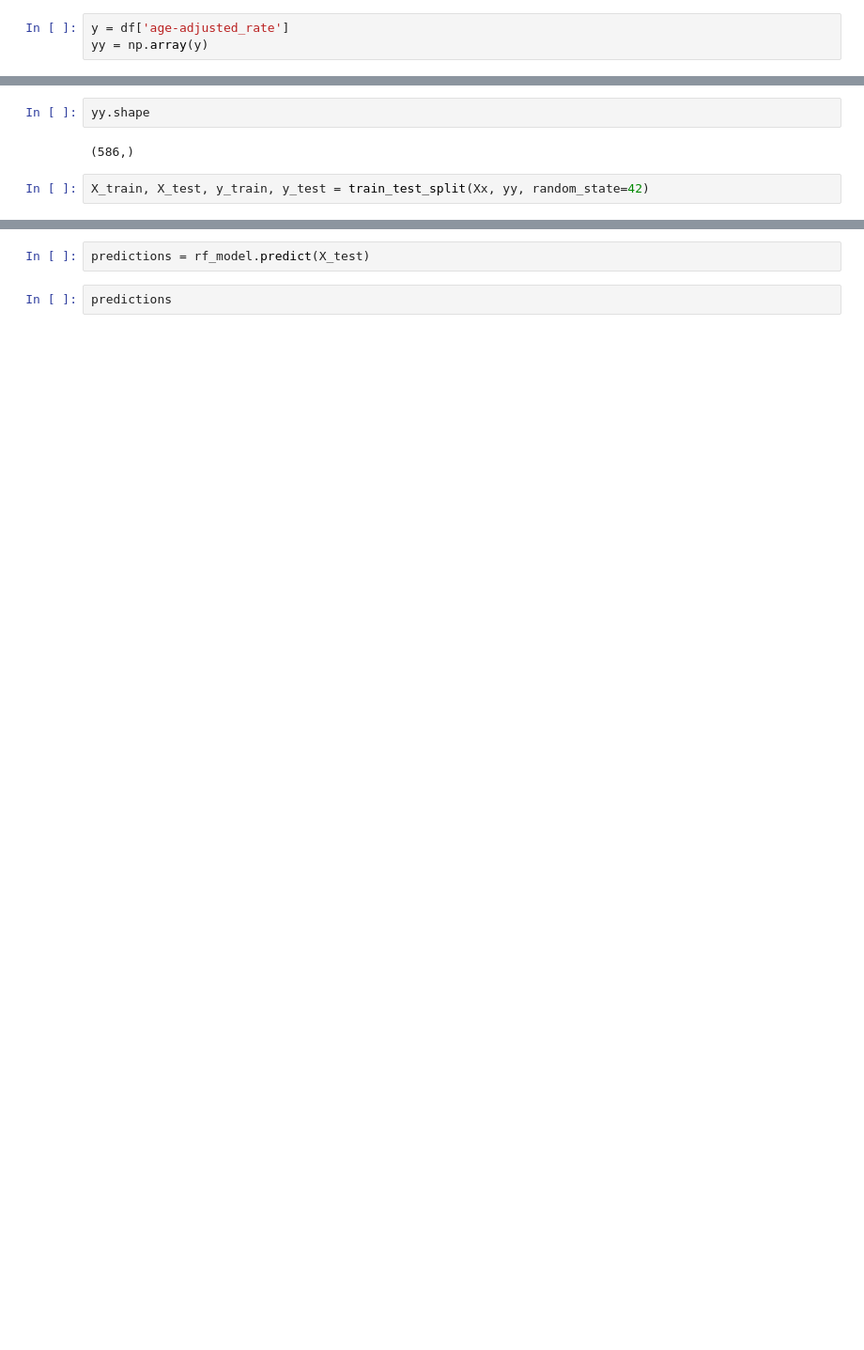
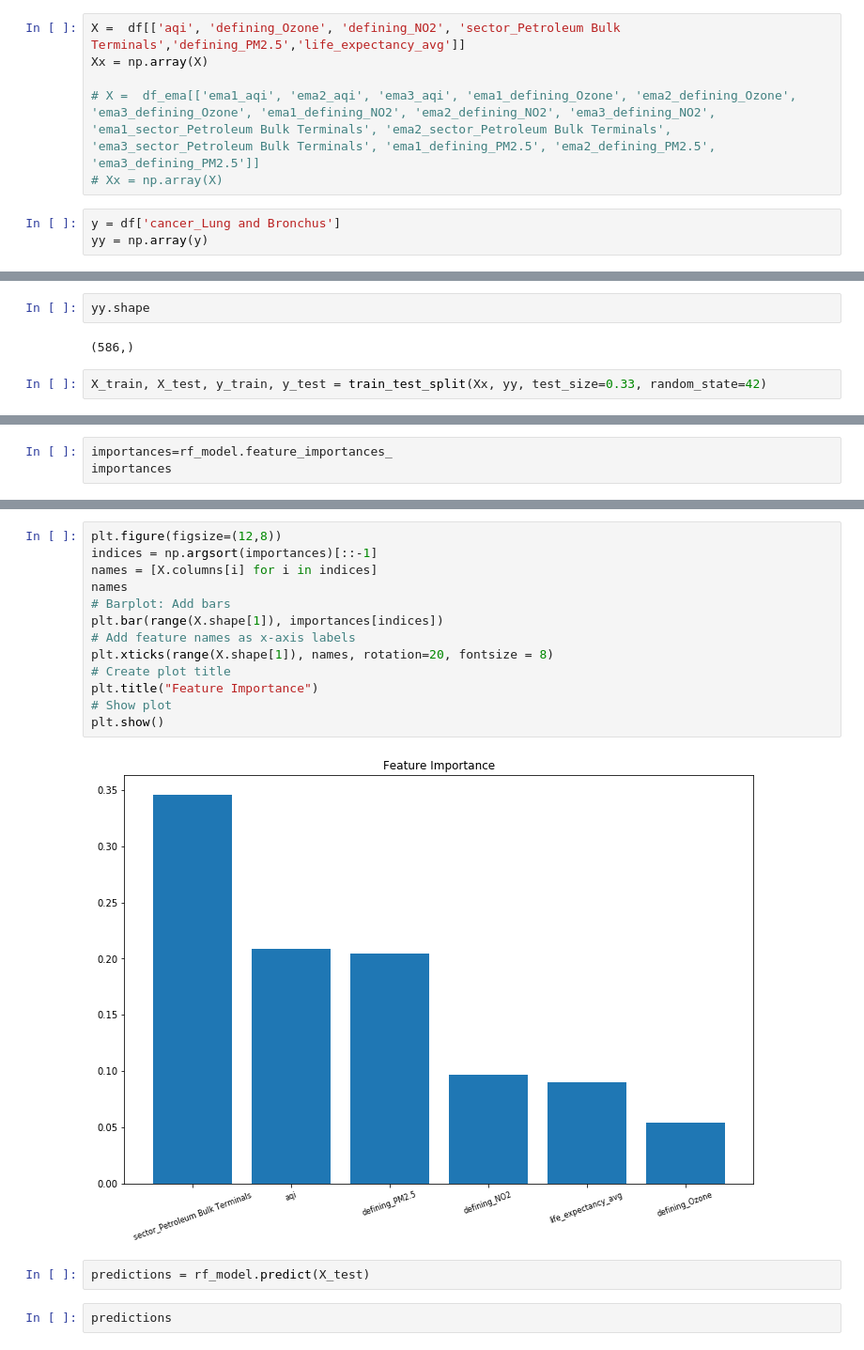
Before and after one commit to adharangaonkar/Health-Consequences-of-Increasing-AQI-and-Industrial-Waste, a Jupyter notebook: Health Consequences of Increasing AQI and Industrial Waste.ipynb, the cells around one changed output, grey strips where cells are left out. Shown at 94% size. Cells and saved outputs as stored; diff of their text form; blank space fills up the shorter version.

```diff
--- a/Health Consequences of Increasing AQI and Industrial Waste.ipynb
+++ b/Health Consequences of Increasing AQI and Industrial Waste.ipynb
@@ -245,5 +410,11 @@ Xx = np.array(X)
+# %%
+X =  df[['aqi', 'defining_Ozone', 'defining_NO2', 'sector_Petroleum Bulk Terminals','defining_PM2.5','life_expectancy_avg']]
+Xx = np.array(X)
+
+# X =  df_ema[['ema1_aqi', 'ema2_aqi', 'ema3_aqi', 'ema1_defining_Ozone', 'ema2_defining_Ozone', 'ema3_defining_Ozone', 'ema1_defining_NO2', 'ema2_defining_NO2', 'ema3_defining_NO2', 'ema1_sector_Petroleum Bulk Terminals', 'ema2_sector_Petroleum Bulk Terminals', 'ema3_sector_Petroleum Bulk Terminals', 'ema1_defining_PM2.5', 'ema2_defining_PM2.5', 'ema3_defining_PM2.5']]
+# Xx = np.array(X)
 # %%
-y = df['age-adjusted_rate']
+y = df['cancer_Lung and Bronchus']
 yy = np.array(y)
 # %%
 yy.shape
@@ -276,7 +447,7 @@ yy.shape
 # %% [output]
 (586,)
 # %%
-X_train, X_test, y_train, y_test = train_test_split(Xx, yy, random_state=42)
+X_train, X_test, y_train, y_test = train_test_split(Xx, yy, test_size=0.33, random_state=42)
 # %%
 rf_model.fit(X_train, y_train)
 # %% [output]
@@ -293,0 +466,3 @@ rf_model.score(X_test, y_test)
+# %%
+importances=rf_model.feature_importances_
+importances
@@ -294,3 +472,18 @@ rf_model.score(X_test, y_test)
+# %%
+plt.figure(figsize=(12,8))
+indices = np.argsort(importances)[::-1]
+names = [X.columns[i] for i in indices]
+names
+# Barplot: Add bars
+plt.bar(range(X.shape[1]), importances[indices])
+# Add feature names as x-axis labels
+plt.xticks(range(X.shape[1]), names, rotation=20, fontsize = 8)
+# Create plot title
+plt.title("Feature Importance")
+# Show plot
+plt.show()
+# %% [output]
+[figure, added]
 # %%
 predictions = rf_model.predict(X_test)
 # %%
```
Also changed, not shown: parts of 32 cells of this notebook.
